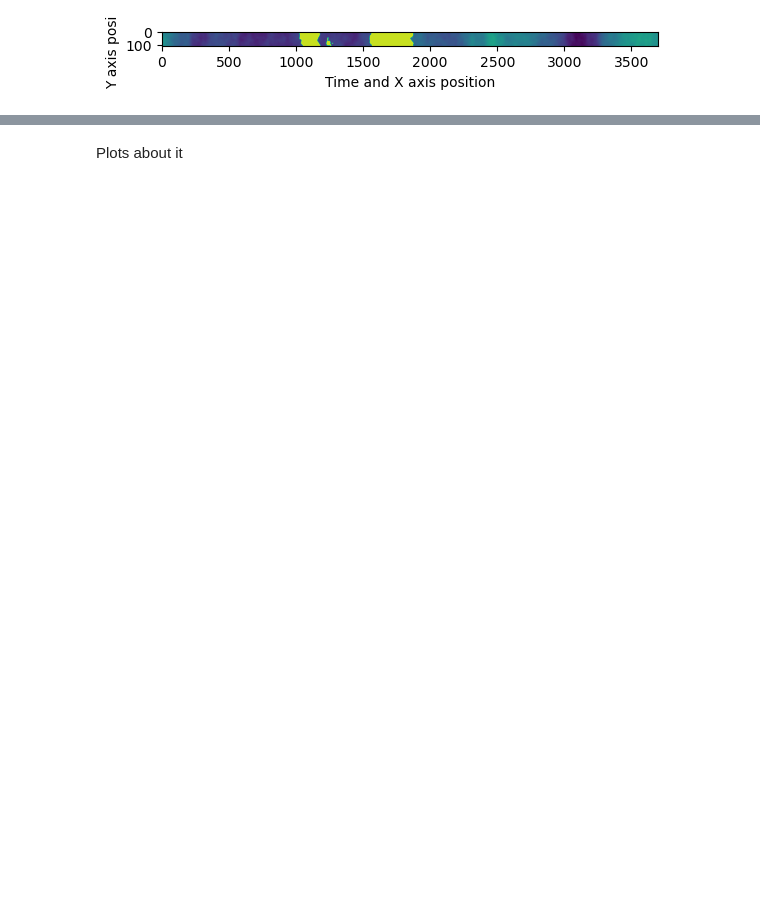
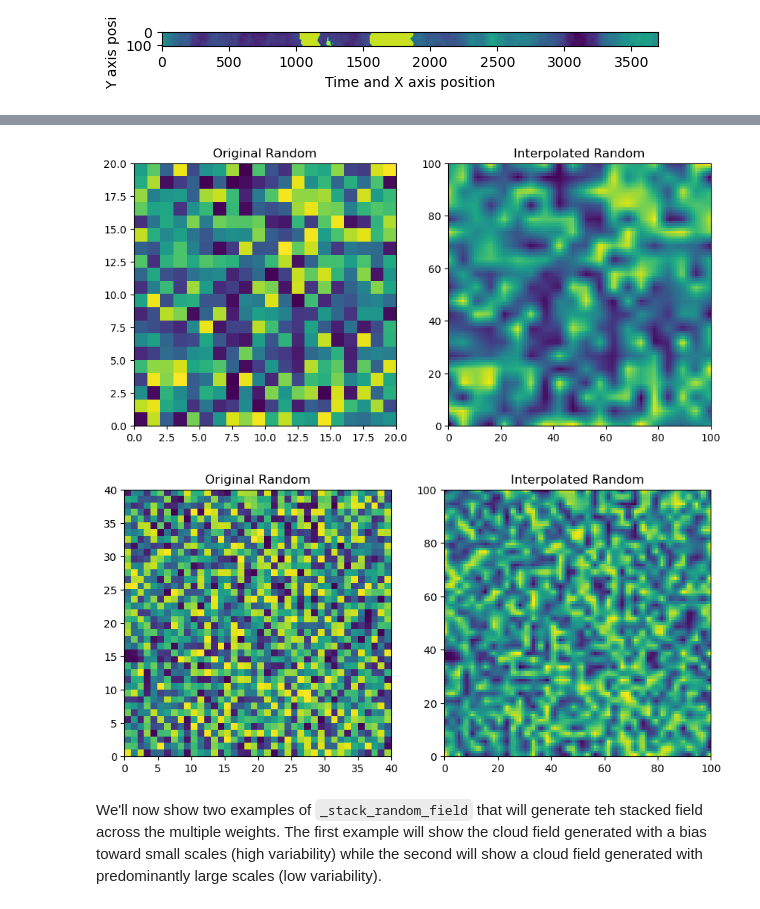
Before and after one commit to jranalli/solarspatialtools, a Jupyter notebook: demos/synthetic_clouds_demo.ipynb, the cells around one changed output, grey strips where cells are left out. Cells and saved outputs as stored; diff of their text form; code cells hidden in the pictures; blank space fills up the shorter version.

```diff
--- a/demos/synthetic_clouds_demo.ipynb
+++ b/demos/synthetic_clouds_demo.ipynb
@@ -138,14 +187,10 @@ Internal methodology of the cloud field generation
 # %%
-from solarspatialtools.synthirrad.cloudfield import _stack_random_field, _calc_clear_mask, _find_edges, _scale_field_lave
+from solarspatialtools.synthirrad.cloudfield import _stack_random_field, _calc_clear_mask, _find_edges, _scale_field_lave, _random_at_scale
 
-internal_size = (xt_size, yt_size)
-internal_edgesmoothing = 3
-internal_cfield = _stack_random_field(weights, scales, internal_size, plot=False)
-internal_clear_mask = _stack_random_field(weights, scales, internal_size)
-internal_clear_mask = _calc_clear_mask(internal_clear_mask, frac_clear, plot=False)  # 0 is cloudy, 1 is clear
-
-edges, smoothed = _find_edges(internal_clear_mask, internal_edgesmoothing)
-
-internal_field_final = _scale_field_lave(internal_cfield, internal_clear_mask, smoothed, ktmean, ktmax, kt1pct, plot=False)
+layer, interp_layer = _random_at_scale((20, 20), (100, 100), plot=True)
+layer, interp_layer = _random_at_scale((40, 40), (100, 100), plot=True)
+# %% [output]
+[figure, added]
+[figure, added]
 # %% [markdown]
-Plots about it
+We'll now show two examples of `_stack_random_field` that will generate teh stacked field across the multiple weights. The first example will show the cloud field generated with a bias toward small scales (high variability) while the second will show a cloud field generated with predominantly large scales (low variability).
```
Also changed, not shown: parts of 12 cells of this notebook.
